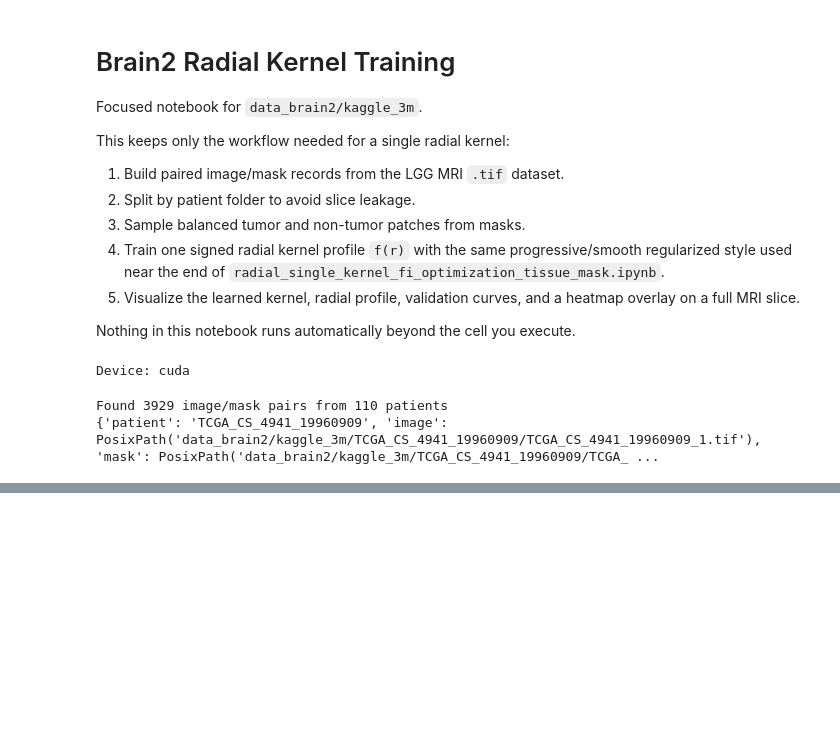
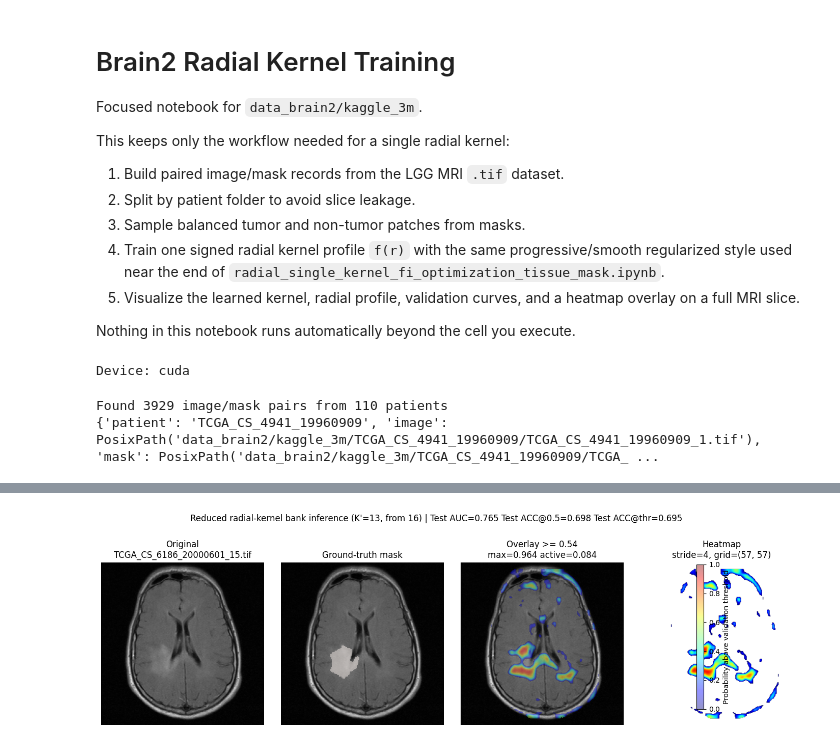
Before and after one commit to Masoudvahid/Kernel-Based-Cancer-Classification, a Jupyter notebook: brain2_radial_kernel.ipynb, the cells around one changed output, grey strips where cells are left out. Saved outputs shown, nothing was run; the diff lists cells and outputs as text; code cells hidden in the pictures; blank space fills up the shorter version.

```diff
--- a/brain2_radial_kernel.ipynb
+++ b/brain2_radial_kernel.ipynb
@@ -1105,0 +1420,94 @@ Saved heatmap gallery and first-example maps to results/brain2_radial_single_ker
+# %%
+# =====================================================================
+# Inference visualization for the REDUCED kernel bank.
+#
+# Reuses the same heatmap pipeline as the full bank, but scores patches
+# with the reduced kernels + their refit logistic head. The calibration
+# globals are swapped in temporarily and restored afterwards, so the
+# full-bank state above is left untouched.
+# =====================================================================
+_reduced_clf = reduced_eval["clf"]
+_calib_backup = (calib_mu, calib_std, calib_w, calib_b, results.get("threshold_val", 0.5))
+calib_mu = reduced_eval["mu"].astype(np.float32)
+calib_std = reduced_eval["sd"].astype(np.float32)
+calib_w = _reduced_clf.coef_[0].astype(np.float32)
+calib_b = float(_reduced_clf.intercept_[0])
+results["threshold_val"] = float(reduced_eval["threshold"])
+
+
+def compute_heatmap_reduced(example_row):
+    img = image_to_gray_float(example_row["image"])
+    mask = mask_to_bool(example_row["mask"], shape=img.shape)
+    prob_map, prob_grid, valid = exact_patch_probability_map(
+        img, kernel_reduced, stride=EXACT_HEATMAP_STRIDE, batch_size=max(BATCH_SIZE, 256))
+    display = prepare_heatmap_display(img, prob_map, valid)
+    return img, mask, prob_map, prob_grid, display
+
+
+try:
+    examples_reduced = select_heatmap_examples(HEATMAP_N_EXAMPLES)
+    print(f"Rendering {len(examples_reduced)} reduced-bank heatmap examples (K'={chosen['k']})")
+
+    # Detailed 4-panel view for the first example.
+    ex0 = examples_reduced[0]
+    img0, mask0, pmap0, pgrid0, disp0 = compute_heatmap_reduced(ex0)
+    thr0 = disp0["heatmap_threshold"]
+    fig, axes = plt.subplots(1, 4, figsize=(18, 4.5))
+    axes[0].imshow(img0, cmap="gray")
+    axes[0].set_title(f"Original\n{ex0['image'].name}"); axes[0].axis("off")
+    axes[1].imshow(img0, cmap="gray")
+    axes[1].imshow(np.ma.masked_where(~mask0, mask0), cmap="Reds", alpha=0.45, interpolation="nearest")
+    axes[1].set_title("Ground-truth mask"); axes[1].axis("off")
+    axes[2].imshow(img0, cmap="gray")
+    im = axes[2].imshow(np.ma.masked_where(~disp0["active_display"], disp0["prob_map_display_scaled"]),
+                        cmap="jet", alpha=DENSE_OVERLAY_ALPHA, vmin=0.0, vmax=1.0, interpolation="bilinear")
+    axes[2].set_title(f"Overlay >= {thr0:.2f}\nmax={disp0['score_max']:.3f} active={disp0['active_frac']:.3f}")
+    axes[2].axis("off")
+    axes[3].imshow(np.ma.masked_where(~disp0["active_display"], disp0["prob_map_display_scaled"]),
+                   cmap="jet", vmin=0.0, vmax=1.0, interpolation="bilinear")
+    axes[3].set_title(f"Heatmap\nstride={EXACT_HEATMAP_STRIDE}, grid={pgrid0.shape}"); axes[3].axis("off")
+    fig.suptitle(
+        f"Reduced radial-kernel bank inference (K'={chosen['k']}, from {K0}) | "
+        f"Test AUC={reduced_eval['test_auc']:.3f} "
+        f"Test ACC@0.5={reduced_eval['test_acc']:.3f} "
+        f"Test ACC@thr={reduced_eval['test_acc_tuned']:.3f}", y=1.03)
+    cbar = fig.colorbar(im, ax=axes.ravel().tolist(), shrink=0.82)
+    cbar.set_label("Probability above validation threshold")
+    fig.subplots_adjust(top=0.82, wspace=0.05)
+    plt.show()
+
+    # Gallery view across multiple slices.
+    gallery = [(row,) + compute_heatmap_reduced(row) for row in examples_reduced]
+    fig, axes = plt.subplots(len(gallery), 3, figsize=(11, 3.2 * len(gallery)))
+    if len(gallery) == 1:
+        axes = np.array([axes])
+    last_im = None
+    for r, (row, img, mask, pmap, pgrid, disp) in enumerate(gallery):
+        axes[r, 0].imshow(img, cmap="gray")
+        axes[r, 0].set_title(f"Original\n{row['image'].name}", fontsize=9); axes[r, 0].axis("off")
+        axes[r, 1].imshow(img, cmap="gray")
+        axes[r, 1].imshow(np.ma.masked_where(~mask, mask), cmap="Reds", alpha=0.45, interpolation="nearest")
+        axes[r, 1].set_title("Mask", fontsize=9); axes[r, 1].axis("off")
+        axes[r, 2].imshow(img, cmap="gray")
+        last_im = axes[r, 2].imshow(np.ma.masked_where(~disp["active_display"], disp["prob_map_display_scaled"]),
+                                    cmap="jet", alpha=DENSE_OVERLAY_ALPHA, vmin=0.0, vmax=1.0, interpolation="bilinear")
+        axes[r, 2].set_title(f"Overlay max={disp['score_max']:.2f} active={disp['active_frac']:.3f}", fontsize=9)
+        axes[r, 2].axis("off")
+    fig.suptitle(
+        f"Reduced bank (K'={chosen['k']}) heatmap gallery | "
+        f"threshold={float(results['threshold_val']):.3f} stride={EXACT_HEATMAP_STRIDE}", y=0.995)
+    fig.subplots_adjust(left=0.03, right=0.90, top=0.96, bottom=0.02, wspace=0.04, hspace=0.22)
+    if last_im is not None:
+        cax = fig.add_axes([0.92, 0.12, 0.018, 0.76])
+        fig.colorbar(last_im, cax=cax, label="Probability above validation threshold")
+    plt.show()
+
+    if SAVE_ARTIFACTS:
+        fig.savefig(OUT_DIR / "heatmap_gallery_reduced.png", dpi=260, bbox_inches="tight")
+        np.save(OUT_DIR / f"{ex0['stem']}_reduced_prob_map.npy", pmap0.astype(np.float32))
+        np.save(OUT_DIR / f"{ex0['stem']}_reduced_prob_grid.npy", pgrid0.astype(np.float32))
+        print(f"Saved reduced-bank heatmap gallery and first-example maps to {OUT_DIR}")
+finally:
+    calib_mu, calib_std, calib_w, calib_b, results["threshold_val"] = _calib_backup
+    print("Restored full-bank calibration globals.")
+# %% [output]
@@ -1105,0 +1515 @@ Saved heatmap gallery and first-example maps to results/brain2_radial_single_ker
+[figure, added]
```
Also changed, not shown: parts of 21 cells of this notebook, 33 other files.
